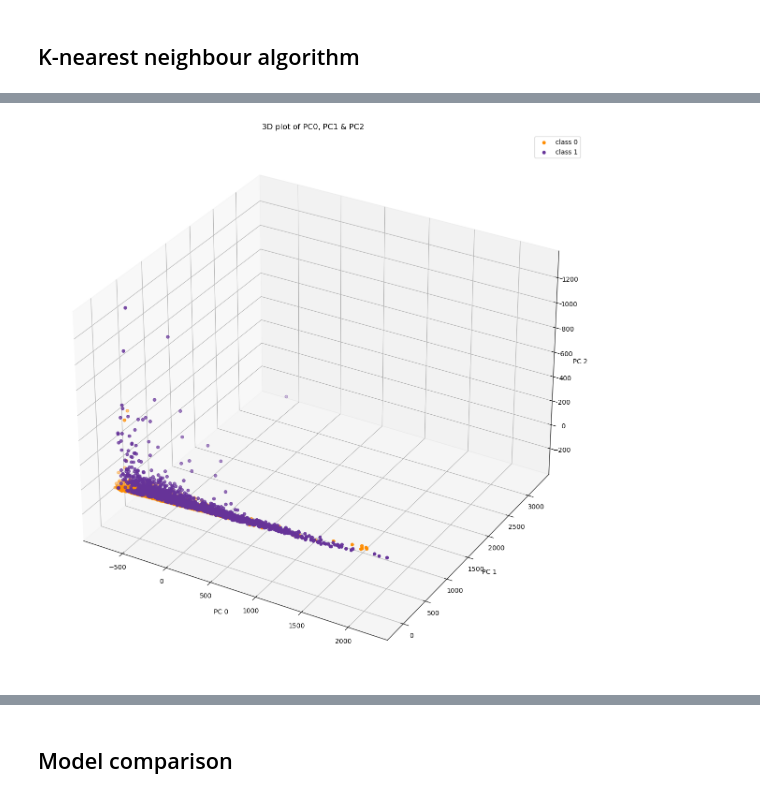
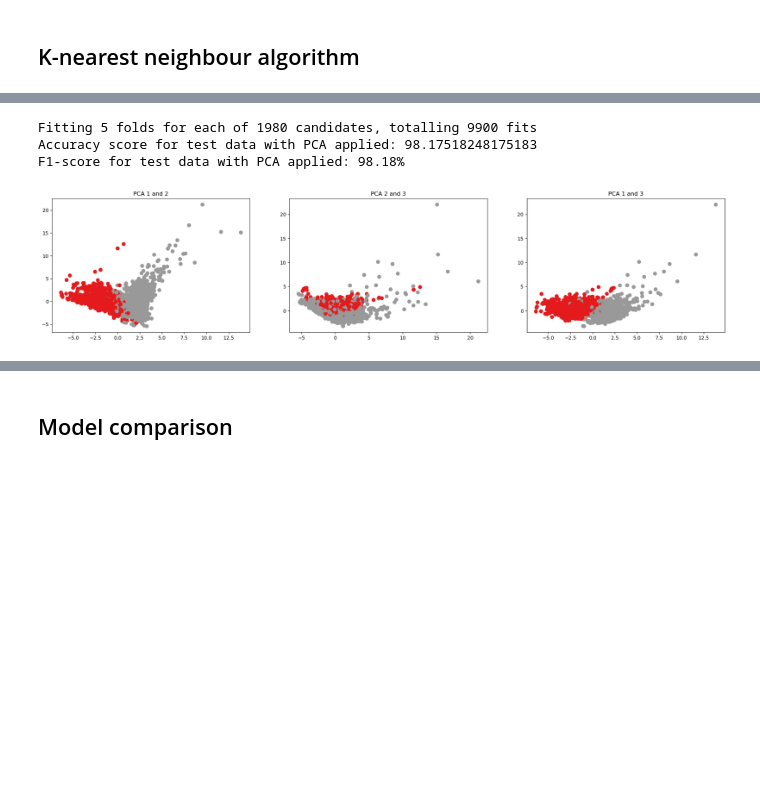
Before and after one commit to Fryke/MRIclassifier, a Jupyter notebook: DSC vs KNN.ipynb, the cells around one changed output, grey strips where cells are left out. Saved outputs shown, nothing was run; the diff lists cells and outputs as text; code cells hidden in the pictures; blank space fills up the shorter version.

```diff
--- a/DSC vs KNN.ipynb
+++ b/DSC vs KNN.ipynb
@@ -503,18 +466,34 @@ NameError: name 'y_01' is not defined
-# %%
-# 3d scatterplot
-from mpl_toolkits.mplot3d import Axes3D
-
-Z0 = Z[y == 0]
-Z1 = Z[y == 1]
-fig = plt.figure(figsize=(15,15))
-ax = fig.add_subplot(projection='3d')
-ax.scatter(Z0[:, 0], Z0[:, 1], Z0[:, 2], label = 'class 0', color='darkorange')
-ax.scatter(Z1[:, 0], Z1[:, 1], Z1[:, 2], label = 'class 1', color='rebeccapurple')
-ax.set_title("3D plot of PC1, PC2 & PC3")
-ax.set_xlabel('PC 0')
-ax.set_ylabel('PC 1')
-ax.set_zlabel('PC 2')
-ax.legend()
-plt.show()
-# %% [output]
-[figure, removed]
+# %%
+from sklearn.decomposition import PCA
+from sklearn.pipeline import make_pipeline
+from sklearn.preprocessing import StandardScaler
+
+pca = make_pipeline(StandardScaler(), PCA(n_components=3))
+
+pca.fit(X_train, y_train)
+grid_search_knn.fit(pca.transform(X_train), y_train)
+
+accuracy_test_score_knn_pca = grid_search_knn.score(pca.transform(X_test), y_test) *100
+print(f'Accuracy score for test data with PCA applied: {accuracy_test_score_knn_pca}')
+
+y_test_pred_pca = grid_search_knn.predict(pca.transform(X_test))
+f1_test_score_knn_pca_1 = f1_score(y_test, y_test_pred_pca) * 100
+print("F1-score for test data with PCA applied: {:.2f}%".format(f1_test_score_knn_pca_1) )
+
+X_embedded = pca.transform(X)
+
+f, axarr = plt.subplots(1, 3)
+f.set_figheight(5)
+f.set_figwidth(25)
+axarr[0].scatter(X_embedded[:, 0], X_embedded[:, 1], c=y, s=50, cmap="Set1")
+axarr[0].set_title("PCA 1 and 2")
+axarr[1].scatter(X_embedded[:, 1], X_embedded[:, 2], c=y, s=50, cmap="Set1")
+axarr[1].set_title("PCA 2 and 3")
+axarr[2].scatter(X_embedded[:, 0], X_embedded[:, 2], c=y, s=50, cmap="Set1")
+axarr[2].set_title("PCA 1 and 3")
+plt.show()
+# %% [output]
+Fitting 5 folds for each of 1980 candidates, totalling 9900 fits
+Accuracy score for test data with PCA applied: 98.17518248175183
+F1-score for test data with PCA applied: 98.18%
+[figure, added]
```
Also changed, not shown: parts of 21 cells of this notebook, 1 other file.
